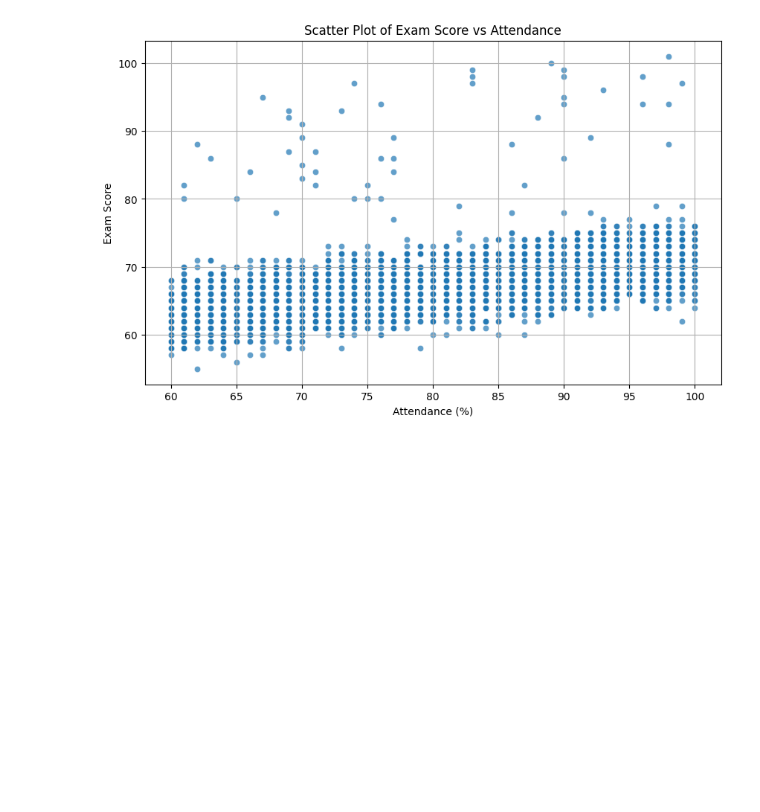
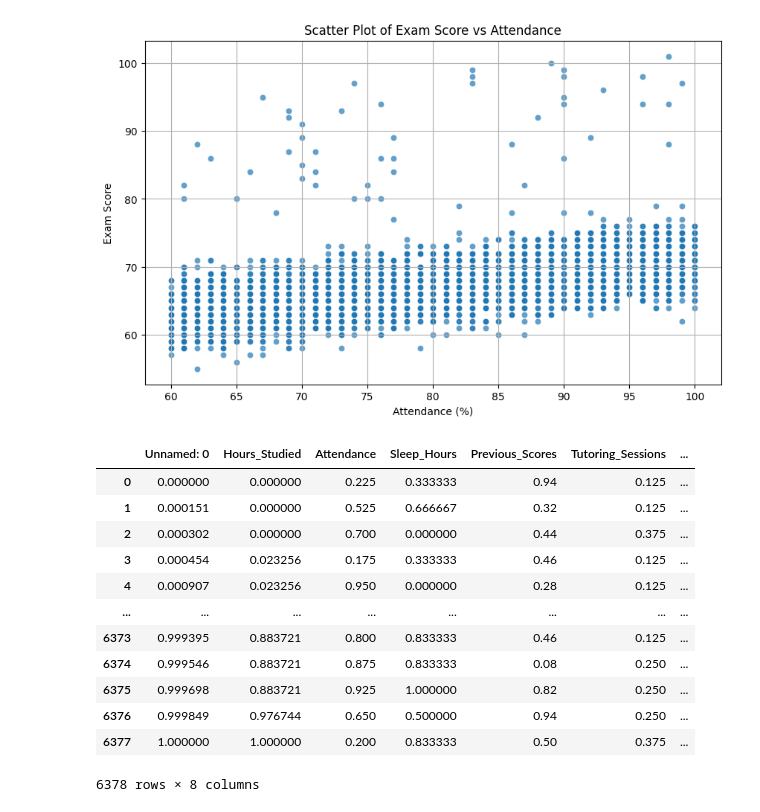
Before and after one commit to robinmoon2/AI_Application_HY, a Jupyter notebook: Data Analysis/Untitled.ipynb, the cells around one changed output. Cells and saved outputs as stored; diff of their text form; code cells hidden in the pictures; blank space fills up the shorter version.

```diff
--- a/Data Analysis/Untitled.ipynb
+++ b/Data Analysis/Untitled.ipynb
@@ -40,3 +140,24 @@ plt.grid(True)
 plt.show()
 # %% [output]
 [figure]
+# %%
+numeric_cols = students.select_dtypes(include=['float64', 'int64']).columns
+# Créer un objet MinMaxScaler
+min_max_scaler = MinMaxScaler()
+
+# Appliquer la normalisation
+students[numeric_cols] = min_max_scaler.fit_transform(students[numeric_cols])
+# %% [output]
+|  | Unnamed: 0 | Hours_Studied | Attendance | Sleep_Hours | Previous_Scores | Tutoring_Sessions | ... |
+| 0 | 0.000000 | 0.000000 | 0.225 | 0.333333 | 0.94 | 0.125 | ... |
+| 1 | 0.000151 | 0.000000 | 0.525 | 0.666667 | 0.32 | 0.125 | ... |
+| 2 | 0.000302 | 0.000000 | 0.700 | 0.000000 | 0.44 | 0.375 | ... |
+| 3 | 0.000454 | 0.023256 | 0.175 | 0.333333 | 0.46 | 0.125 | ... |
+| 4 | 0.000907 | 0.023256 | 0.950 | 0.000000 | 0.28 | 0.125 | ... |
+| ... | ... | ... | ... | ... | ... | ... | ... |
+| 6373 | 0.999395 | 0.883721 | 0.800 | 0.833333 | 0.46 | 0.125 | ... |
+| 6374 | 0.999546 | 0.883721 | 0.875 | 0.833333 | 0.08 | 0.250 | ... |
+| 6375 | 0.999698 | 0.883721 | 0.925 | 1.000000 | 0.82 | 0.250 | ... |
+| 6376 | 0.999849 | 0.976744 | 0.650 | 0.500000 | 0.94 | 0.250 | ... |
+| 6377 | 1.000000 | 1.000000 | 0.200 | 0.833333 | 0.50 | 0.375 | ... |
+6378 rows × 8 columns
```
Also changed, not shown: parts of 7 cells of this notebook.
